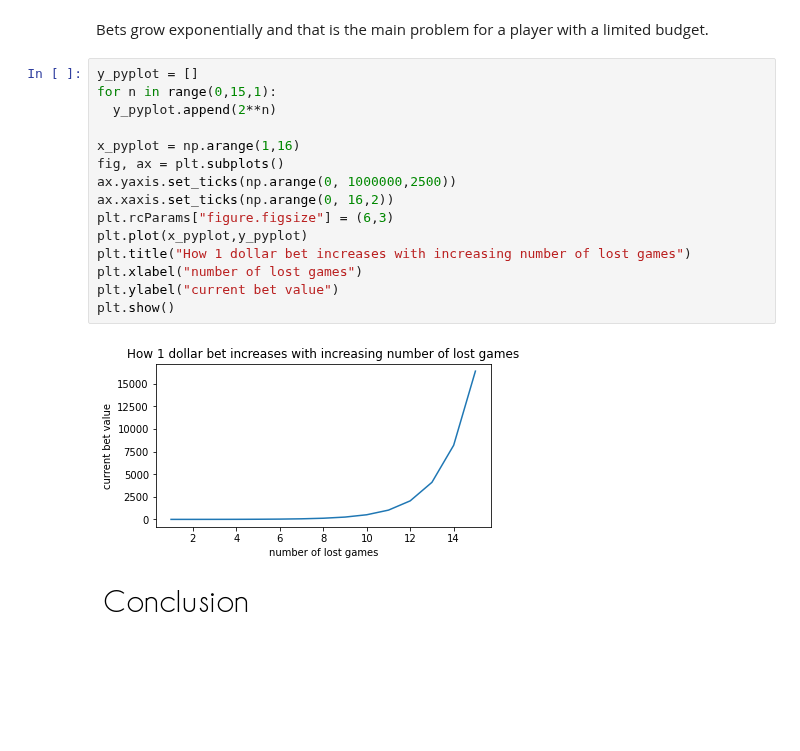
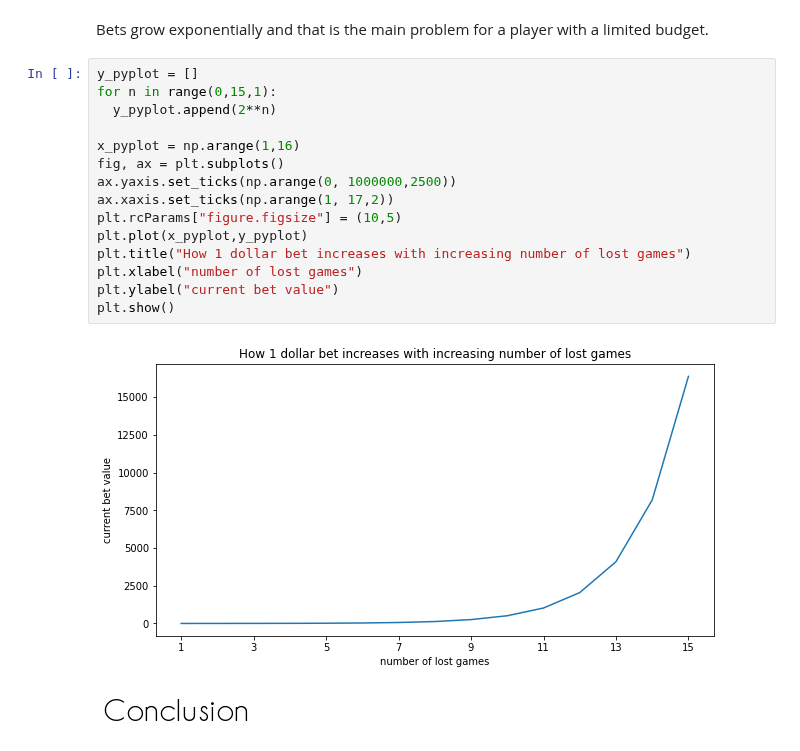
Before and after one commit to AdamSikorski/The-Martingale-betting-system, a Jupyter notebook: Martingale_system.ipynb, the cells around one changed output. Cells and saved outputs as stored; diff of their text form; blank space fills up the shorter version.

```diff
--- a/Martingale_system.ipynb
+++ b/Martingale_system.ipynb
@@ -237,20 +237,20 @@ Bets grow exponentially and that is the main problem for a player with a limited
 # %%
 y_pyplot = []
 for n in range(0,15,1):
   y_pyplot.append(2**n)
 
 x_pyplot = np.arange(1,16)
 fig, ax = plt.subplots()
 ax.yaxis.set_ticks(np.arange(0, 1000000,2500))
-ax.xaxis.set_ticks(np.arange(0, 16,2))
-plt.rcParams["figure.figsize"] = (6,3)
+ax.xaxis.set_ticks(np.arange(1, 17,2))
+plt.rcParams["figure.figsize"] = (10,5)
 plt.plot(x_pyplot,y_pyplot)
 plt.title("How 1 dollar bet increases with increasing number of lost games")
 plt.xlabel("number of lost games")
 plt.ylabel("current bet value")
 plt.show()
 # %% [output]
-[figure, old version]
+[figure, new version]
 # %% [markdown]
 ![image.png](embedded-picture-1)
 # %% [markdown]
```
